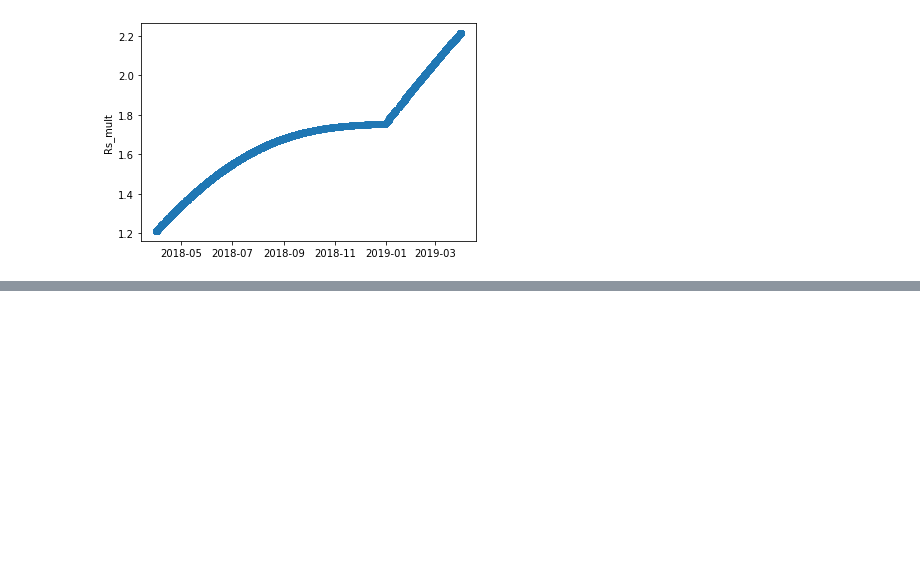
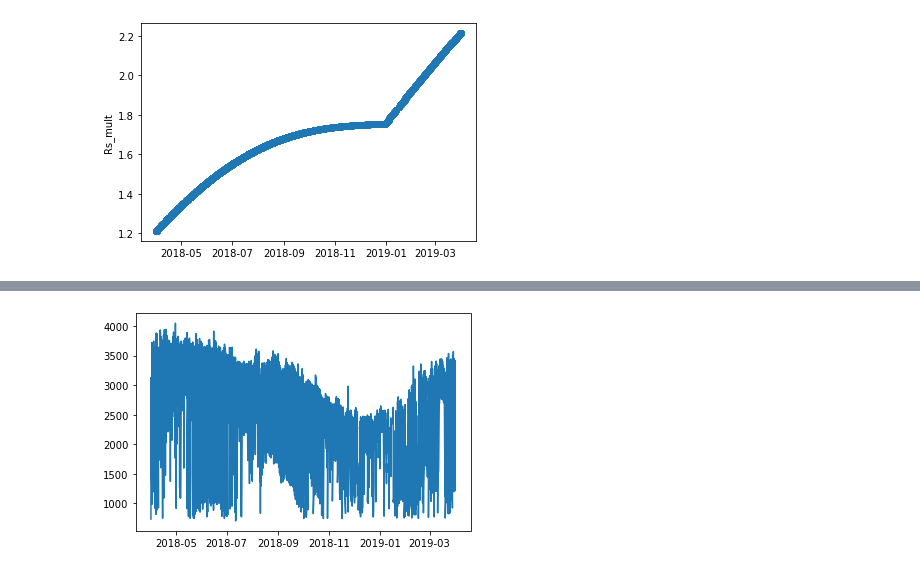
Before and after one commit to sandialabs/pvOps, a Jupyter notebook: examples/tutorial_timeseries_sim.ipynb, the cells around one changed output, grey strips where cells are left out. Drawn from its saved outputs; the diff is of its cells as text; code cells hidden in the pictures; blank space fills up the shorter version.

```diff
--- a/examples/tutorial_timeseries_sim.ipynb
+++ b/examples/tutorial_timeseries_sim.ipynb
@@ -68,4 +68,4 @@ Text(0, 0.5, 'Rs_mult')
 time_simulator.add_time_conditions('complete', nmods=12)
 time_simulator.simulate()
 # %%
-time_simulator.sims_to_df(focus=['string'], cutoff=True)
+sims_df = time_simulator.sims_to_df(focus=['string'], cutoff=True)
@@ -85,0 +81,8 @@ time_simulator.sims_to_df(focus=['string'], cutoff=True)
+# %%
+pmaxs = np.array([max(np.array(row['current']) * np.array(row['voltage']))
+            for ind,row in sims_df.iterrows()])
+
+plt.plot(env_df.index, pmaxs)
+plt.show()
+# %% [output]
+[figure, added]
```
Also changed, not shown: parts of 3 cells of this notebook, 4 other files.
